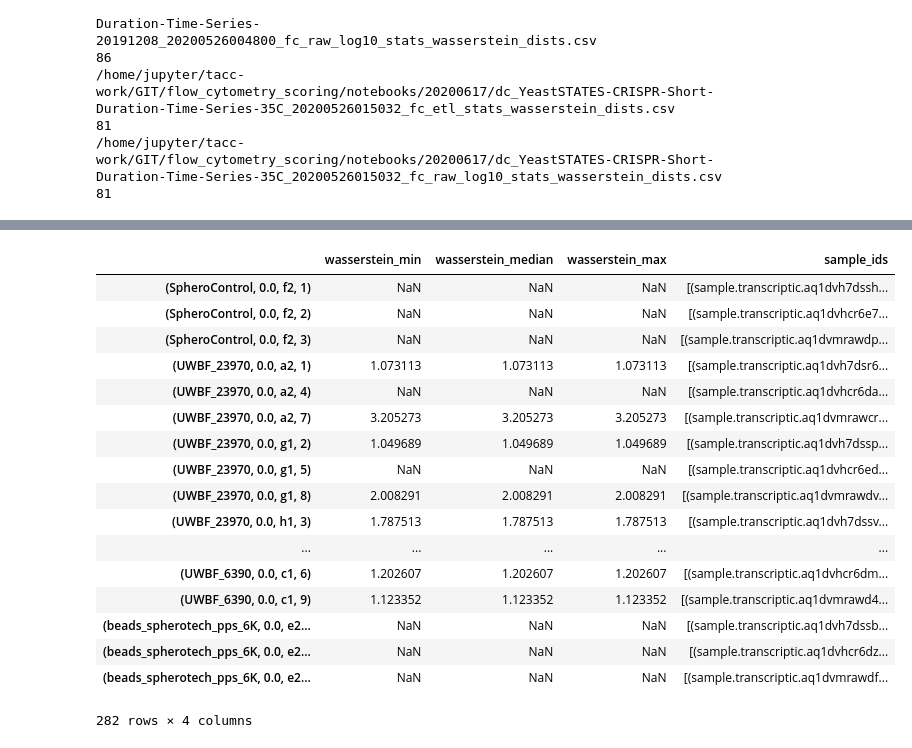
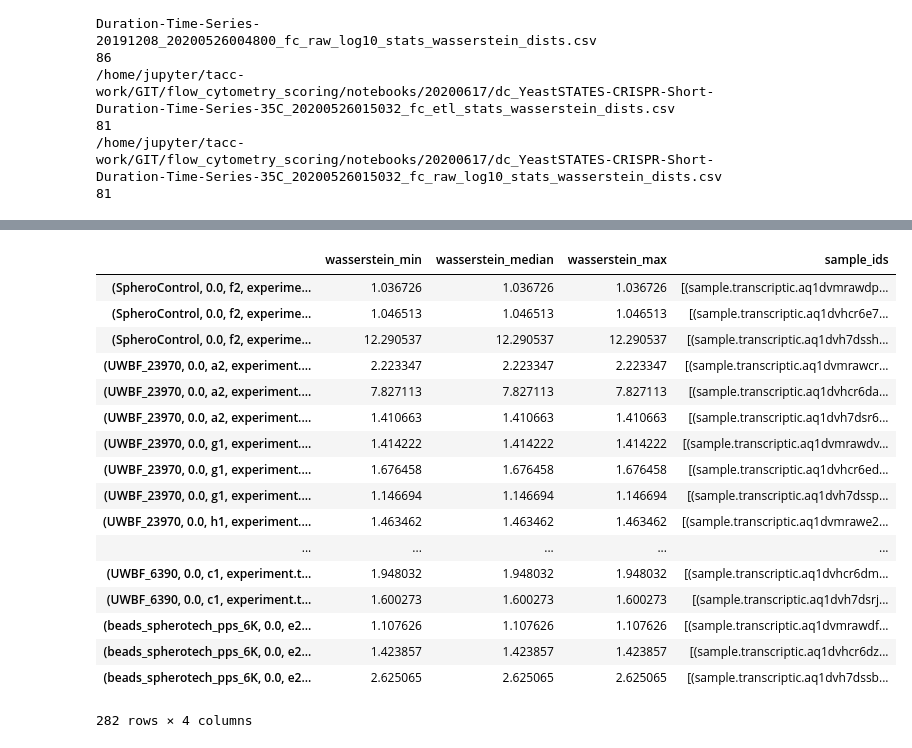
Before and after one commit to SD2E/precomputed-data-table, a Jupyter notebook: notebooks/TenFoldComparisons.ipynb, the cells around one changed output, grey strips where cells are left out. Drawn from its saved outputs; the diff is of its cells as text; code cells hidden in the pictures.

Commit message:
added inducer and control distances

```diff
--- a/notebooks/TenFoldComparisons.ipynb
+++ b/notebooks/TenFoldComparisons.ipynb
@@ -73,7 +61,7 @@ def get_matrix(df):
     #for results df
     return df.values
 
-def get_samp_ids_per_time_point(df,col,value):
+def get_samp_ids(df,col,value):
     # for group in grouped metadata df
     df2 = df[df[col] == value]
     return df2["sample_id"].values
@@ -84,7 +72,7 @@ def get_index_pair_value(results,samp_id_order,id1,id2):
     ind2 = samp_id_order.index(id2)
     return results[ind1,ind2]
 # %%
-def compute_time_difference(results_file, metadata_file, columns, comparison_column, comparison_values):
+def compute_difference(results_file, metadata_file, columns, comparison_column, comparison_values):
     '''
     results_file = Wasserstein results
     metadata_file = csv with merged metadata columns
@@ -101,8 +89,8 @@ def compute_time_difference(results_file, metadata_file, columns, comparison_col
     values = {}
     missing = []
     for name,group in meta_grouped:
-        initial_ids = get_samp_ids_per_time_point(group,comparison_column,comparison_values[0])
-        final_ids = get_samp_ids_per_time_point(group,comparison_column,comparison_values[1])
+        initial_ids = get_samp_ids(group,comparison_column,comparison_values[0])
+        final_ids = get_samp_ids(group,comparison_column,comparison_values[1])
         group_vals = []
         pairs = []
         for samp_id_init in initial_ids:
@@ -131,7 +119,7 @@ def save_params(params,fname):
 def compute_summary(results_dir_contents, meta_files, groupby_columns, comparison_column, comparison_values,identifier = "_time_diff_"):
     all_summaries = {}
     for results_file,metadata_file in zip(results_dir_contents,meta_files):
-        summary,_ = compute_time_difference(results_file, metadata_file, groupby_columns, comparison_column, comparison_values)
+        summary,_ = compute_difference(results_file, metadata_file, groupby_columns, comparison_column, comparison_values)
         #fname = results_file.split(".")[0] + identifier + "summary_" + datetime + ".csv"
         fname = results_file.split("/")[-1].split(".")[0] + identifier + "summary_" + datetime + ".csv"
         save_summary(summary,fname)
@@ -204,24 +192,24 @@ all_summaries["/home/jupyter/tacc-work/GIT/flow_cytometry_scoring/notebooks/2020
 86 rows × 4 columns
 # %%
-all_summaries_over_rep = compute_summary(results_dir_short, meta_files, ["strain","inducer_concentration","well","replicate"], "timepoint", [18.0,24.0])
+all_summaries_over_well = compute_summary(results_dir_short, meta_files, ["strain","inducer_concentration","well","experiment_id"], "timepoint", [18.0,24.0],identifier="_time_diff_well_")
 # %%
-all_summaries_over_rep["/home/jupyter/tacc-work/GIT/flow_cytometry_scoring/notebooks/20200617/dc_YeastSTATES-CRISPR-Short-Duration-Time-Series-20191208_20200526004800_fc_etl_stats_wasserstein_dists.csv"]
+all_summaries_over_well["/home/jupyter/tacc-work/GIT/flow_cytometry_scoring/notebooks/20200617/dc_YeastSTATES-CRISPR-Short-Duration-Time-Series-20191208_20200526004800_fc_raw_log10_stats_wasserstein_dists.csv"]
 # %% [output]
 |  | wasserstein_min | wasserstein_median | wasserstein_max | sample_ids |
-| (SpheroControl, 0.0, f2, 1) | NaN | NaN | NaN | [(sample.transcriptic.aq1dvh7dssh... |
-| (SpheroControl, 0.0, f2, 2) | NaN | NaN | NaN | [(sample.transcriptic.aq1dvhcr6e7... |
-| (SpheroControl, 0.0, f2, 3) | NaN | NaN | NaN | [(sample.transcriptic.aq1dvmrawdp... |
-| (UWBF_23970, 0.0, a2, 1) | 1.073113 | 1.073113 | 1.073113 | [(sample.transcriptic.aq1dvh7dsr6... |
-| (UWBF_23970, 0.0, a2, 4) | NaN | NaN | NaN | [(sample.transcriptic.aq1dvhcr6da... |
-| (UWBF_23970, 0.0, a2, 7) | 3.205273 | 3.205273 | 3.205273 | [(sample.transcriptic.aq1dvmrawcr... |
-| (UWBF_23970, 0.0, g1, 2) | 1.049689 | 1.049689 | 1.049689 | [(sample.transcriptic.aq1dvh7dssp... |
-| (UWBF_23970, 0.0, g1, 5) | NaN | NaN | NaN | [(sample.transcriptic.aq1dvhcr6ed... |
-| (UWBF_23970, 0.0, g1, 8) | 2.008291 | 2.008291 | 2.008291 | [(sample.transcriptic.aq1dvmrawdv... |
-| (UWBF_23970, 0.0, h1, 3) | 1.787513 | 1.787513 | 1.787513 | [(sample.transcriptic.aq1dvh7dssv... |
+| (SpheroControl, 0.0, f2, experime... | 1.036726 | 1.036726 | 1.036726 | [(sample.transcriptic.aq1dvmrawdp... |
+| (SpheroControl, 0.0, f2, experime... | 1.046513 | 1.046513 | 1.046513 | [(sample.transcriptic.aq1dvhcr6e7... |
+| (SpheroControl, 0.0, f2, experime... | 12.290537 | 12.290537 | 12.290537 | [(sample.transcriptic.aq1dvh7dssh... |
+| (UWBF_23970, 0.0, a2, experiment.... | 2.223347 | 2.223347 | 2.223347 | [(sample.transcriptic.aq1dvmrawcr... |
+| (UWBF_23970, 0.0, a2, experiment.... | 7.827113 | 7.827113 | 7.827113 | [(sample.transcriptic.aq1dvhcr6da... |
+| (UWBF_23970, 0.0, a2, experiment.... | 1.410663 | 1.410663 | 1.410663 | [(sample.transcriptic.aq1dvh7dsr6... |
+| (UWBF_23970, 0.0, g1, experiment.... | 1.414222 | 1.414222 | 1.414222 | [(sample.transcriptic.aq1dvmrawdv... |
+| (UWBF_23970, 0.0, g1, experiment.... | 1.676458 | 1.676458 | 1.676458 | [(sample.transcriptic.aq1dvhcr6ed... |
+| (UWBF_23970, 0.0, g1, experiment.... | 1.146694 | 1.146694 | 1.146694 | [(sample.transcriptic.aq1dvh7dssp... |
+| (UWBF_23970, 0.0, h1, experiment.... | 1.463462 | 1.463462 | 1.463462 | [(sample.transcriptic.aq1dvmrawe2... |
 | ... | ... | ... | ... | ... |
-| (UWBF_6390, 0.0, c1, 6) | 1.202607 | 1.202607 | 1.202607 | [(sample.transcriptic.aq1dvhcr6dm... |
-| (UWBF_6390, 0.0, c1, 9) | 1.123352 | 1.123352 | 1.123352 | [(sample.transcriptic.aq1dvmrawd4... |
-| (beads_spherotech_pps_6K, 0.0, e2... | NaN | NaN | NaN | [(sample.transcriptic.aq1dvh7dssb... |
-| (beads_spherotech_pps_6K, 0.0, e2... | NaN | NaN | NaN | [(sample.transcriptic.aq1dvhcr6dz... |
-| (beads_spherotech_pps_6K, 0.0, e2... | NaN | NaN | NaN | [(sample.transcriptic.aq1dvmrawdf... |
+| (UWBF_6390, 0.0, c1, experiment.t... | 1.948032 | 1.948032 | 1.948032 | [(sample.transcriptic.aq1dvhcr6dm... |
+| (UWBF_6390, 0.0, c1, experiment.t... | 1.600273 | 1.600273 | 1.600273 | [(sample.transcriptic.aq1dvh7dsrj... |
+| (beads_spherotech_pps_6K, 0.0, e2... | 1.107626 | 1.107626 | 1.107626 | [(sample.transcriptic.aq1dvmrawdf... |
+| (beads_spherotech_pps_6K, 0.0, e2... | 1.423857 | 1.423857 | 1.423857 | [(sample.transcriptic.aq1dvhcr6dz... |
+| (beads_spherotech_pps_6K, 0.0, e2... | 2.625065 | 2.625065 | 2.625065 | [(sample.transcriptic.aq1dvh7dssb... |
 282 rows × 4 columns
```
Also changed, not shown: parts of 10 cells of this notebook.
